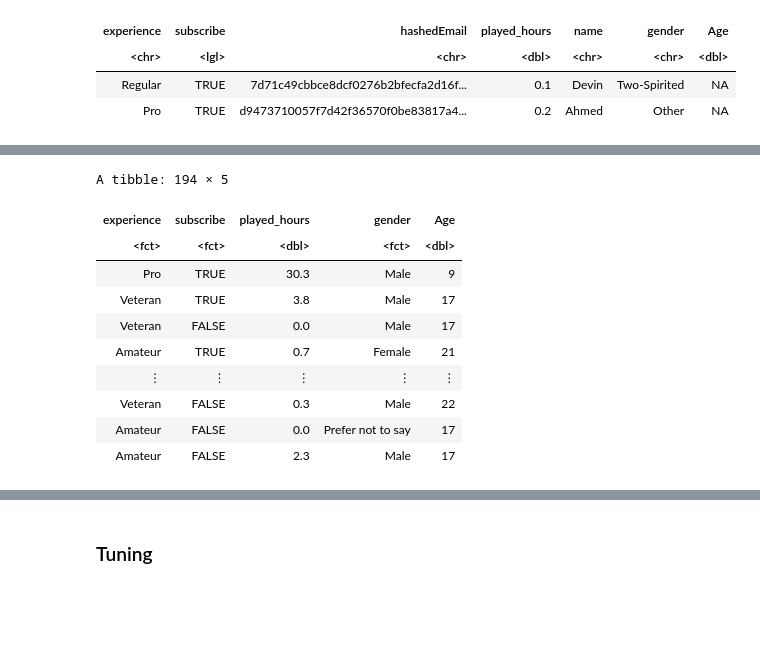
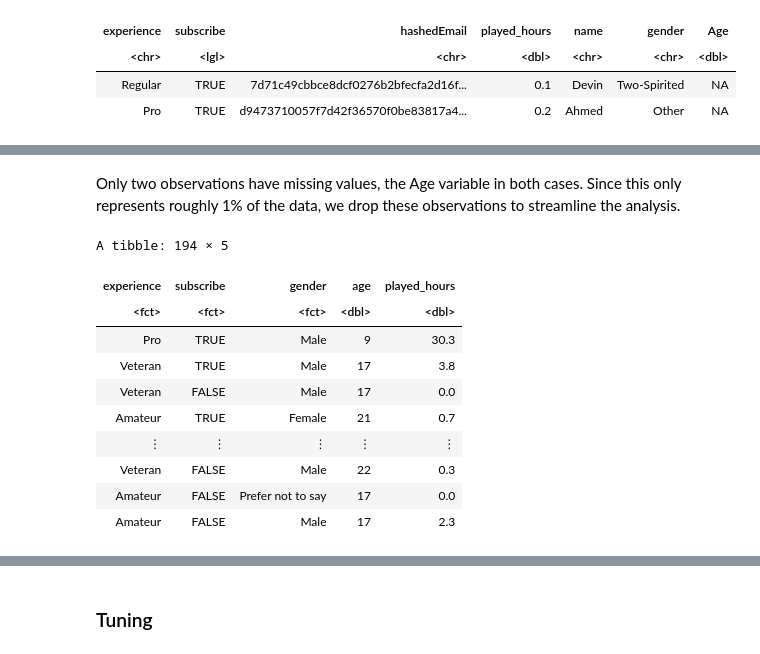
Before and after one commit to Mateo-dmngz-D/dsci-100-project, a Jupyter notebook: The_project.ipynb, the cells around one changed output, grey strips where cells are left out. Saved outputs shown, nothing was run; the diff lists cells and outputs as text; code cells hidden in the pictures; blank space fills up the shorter version.

```diff
--- a/The_project.ipynb
+++ b/The_project.ipynb
@@ -156,22 +112,26 @@ Warning message:
+# %% [markdown]
+Only two observations have missing values, the Age variable in both cases. Since this only represents roughly 1% of the data, we drop these observations to streamline the analysis.
 # %%
-## Clean
+## Clean data
 players_clean <- players_raw |>
-    select(-hashedEmail, -name) |>
     mutate(experience = as_factor(experience),
            subscribe = as_factor(subscribe),
-           gender = as_factor(gender)) |>
-    filter(!is.na(Age))
+           gender = as_factor(gender),
+           age = Age) |>
+    select(-hashedEmail, -name, -Age) |>
+    relocate(played_hours, .after = age) |>
+    drop_na()
 
 players_clean
 # %% [output]
 A tibble: 194 × 5
-| experience | subscribe | played_hours | gender | Age |
-| <fct> | <fct> | <dbl> | <fct> | <dbl> |
-| Pro | TRUE | 30.3 | Male | 9 |
-| Veteran | TRUE | 3.8 | Male | 17 |
-| Veteran | FALSE | 0.0 | Male | 17 |
-| Amateur | TRUE | 0.7 | Female | 21 |
+| experience | subscribe | gender | age | played_hours |
+| <fct> | <fct> | <fct> | <dbl> | <dbl> |
+| Pro | TRUE | Male | 9 | 30.3 |
+| Veteran | TRUE | Male | 17 | 3.8 |
+| Veteran | FALSE | Male | 17 | 0.0 |
+| Amateur | TRUE | Female | 21 | 0.7 |
 | ⋮ | ⋮ | ⋮ | ⋮ | ⋮ |
-| Veteran | FALSE | 0.3 | Male | 22 |
-| Amateur | FALSE | 0.0 | Prefer not to say | 17 |
-| Amateur | FALSE | 2.3 | Male | 17 |
+| Veteran | FALSE | Male | 22 | 0.3 |
+| Amateur | FALSE | Prefer not to say | 17 | 0.0 |
+| Amateur | FALSE | Male | 17 | 2.3 |
```
Also changed, not shown: parts of 37 cells of this notebook.
